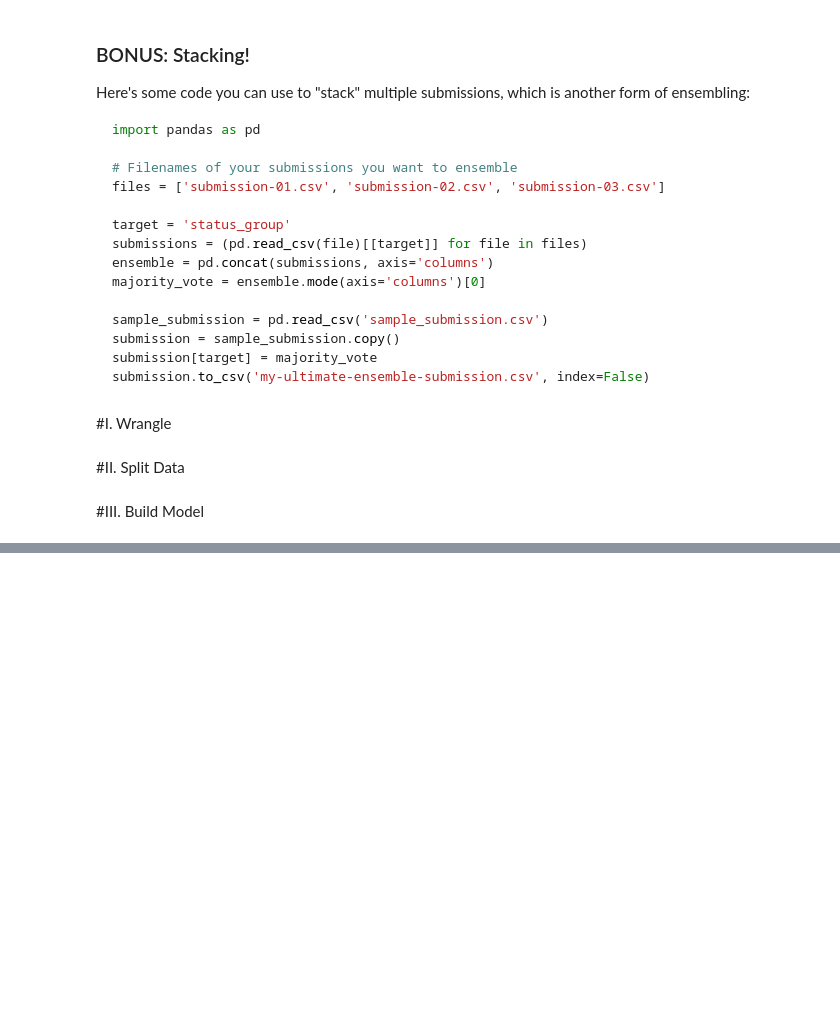
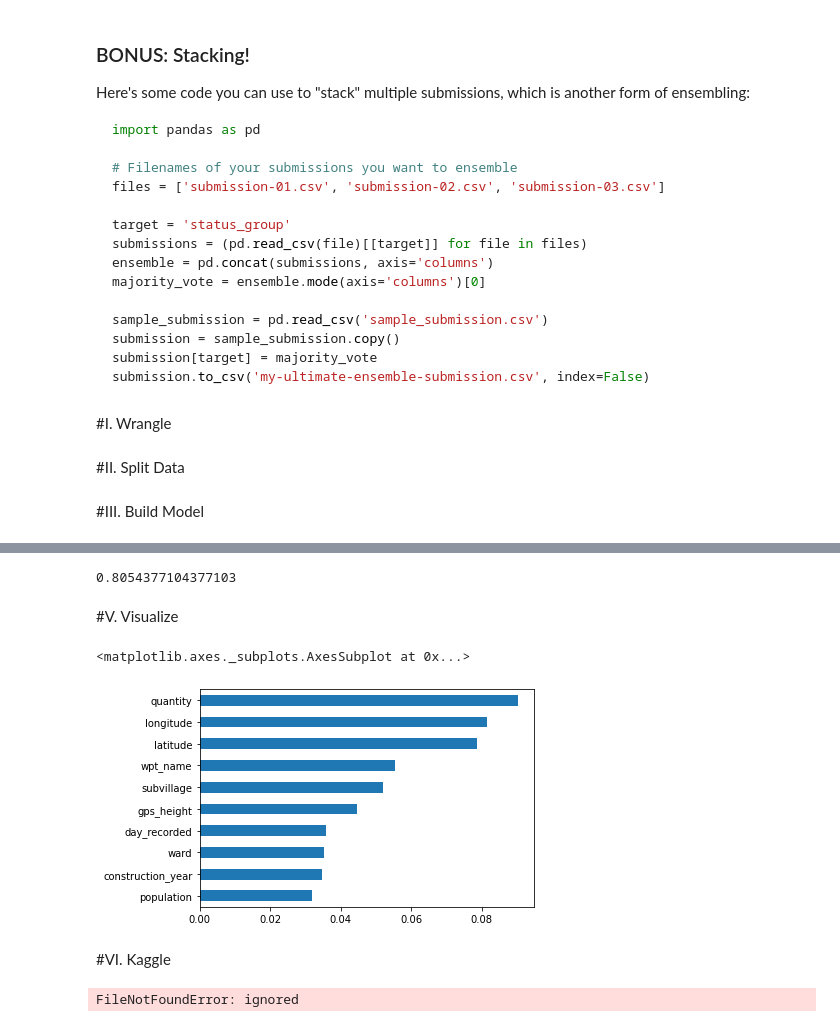
Before and after one commit to Samuel-Egbert31415/DS-Unit-2-Kaggle-Challenge, a Jupyter notebook: module3-cross-validation/LS_DS_223_assignment.ipynb, the cells around one changed output, grey strips where cells are left out. Cells and saved outputs as stored; diff of their text form; code cells hidden in the pictures; blank space fills up the shorter version.

```diff
--- a/module3-cross-validation/LS_DS_223_assignment.ipynb
+++ b/module3-cross-validation/LS_DS_223_assignment.ipynb
@@ -170,0 +189,9 @@ rf_model = make_pipeline(ce.OrdinalEncoder(),
+# %%
+#setting some hyper-parameters to be modified
+paras = {'randomforestclassifier__n_estimators': np.arange(20, 65, 22),
+         'randomforestclassifier__max_depth': np.arange(10, 31, 10),
+         'randomforestclassifier__max_samples': np.arange(0.3, 0.71, 0.2)}
+
+rf_gs = GridSearchCV(rf_model, paras, cv=5, n_jobs=-1, verbose=1)
+# %%
+rf_gs.fit(X_train, y_train)
@@ -170,0 +272,4 @@ rf_model = make_pipeline(ce.OrdinalEncoder(),
+# %%
+rf_rs = RandomizedSearchCV(rf_model, param_distributions=paras, n_iter=3, cv=5, n_jobs=-1, verbose=1)
+# %%
+rf_rs.fit(X_train, y_train)
@@ -170,0 +297,4 @@ rf_model = make_pipeline(ce.OrdinalEncoder(),
+# %%
+rf_rs.best_score_
+# %% [output]
+0.8054377104377103
@@ -170,0 +303,11 @@ rf_model = make_pipeline(ce.OrdinalEncoder(),
+# %% [markdown]
+#V. Visualize
+# %%
+importances = rf_gs.best_estimator_.named_steps['randomforestclassifier'].feature_importances_
+features = X_train.columns
+pd.Series(importances, index=features).sort_values().tail(10).plot(kind='barh')
+# %% [output]
+<matplotlib.axes._subplots.AxesSubplot at 0x...>
+[figure, added]
+# %% [markdown]
+#VI. Kaggle
@@ -170,0 +316,17 @@ rf_model = make_pipeline(ce.OrdinalEncoder(),
+# %%
+import pandas as pd
+
+# Filenames of your submissions you want to ensemble
+files = ['submission-01.csv', 'submission-02.csv', 'submission-03.csv']
+
+target = 'status_group'
+submissions = (pd.read_csv(file)[[target]] for file in files)
+ensemble = pd.concat(submissions, axis='columns')
+majority_vote = ensemble.mode(axis='columns')[0]
+
+sample_submission = pd.read_csv('sample_submission.csv')
+submission = sample_submission.copy()
+submission[target] = majority_vote
+submission.to_csv('my-ultimate-ensemble-submission.csv', index=False)
+# %% [output]
+FileNotFoundError: ignored
```
Also changed, not shown: parts of 14 cells of this notebook.
